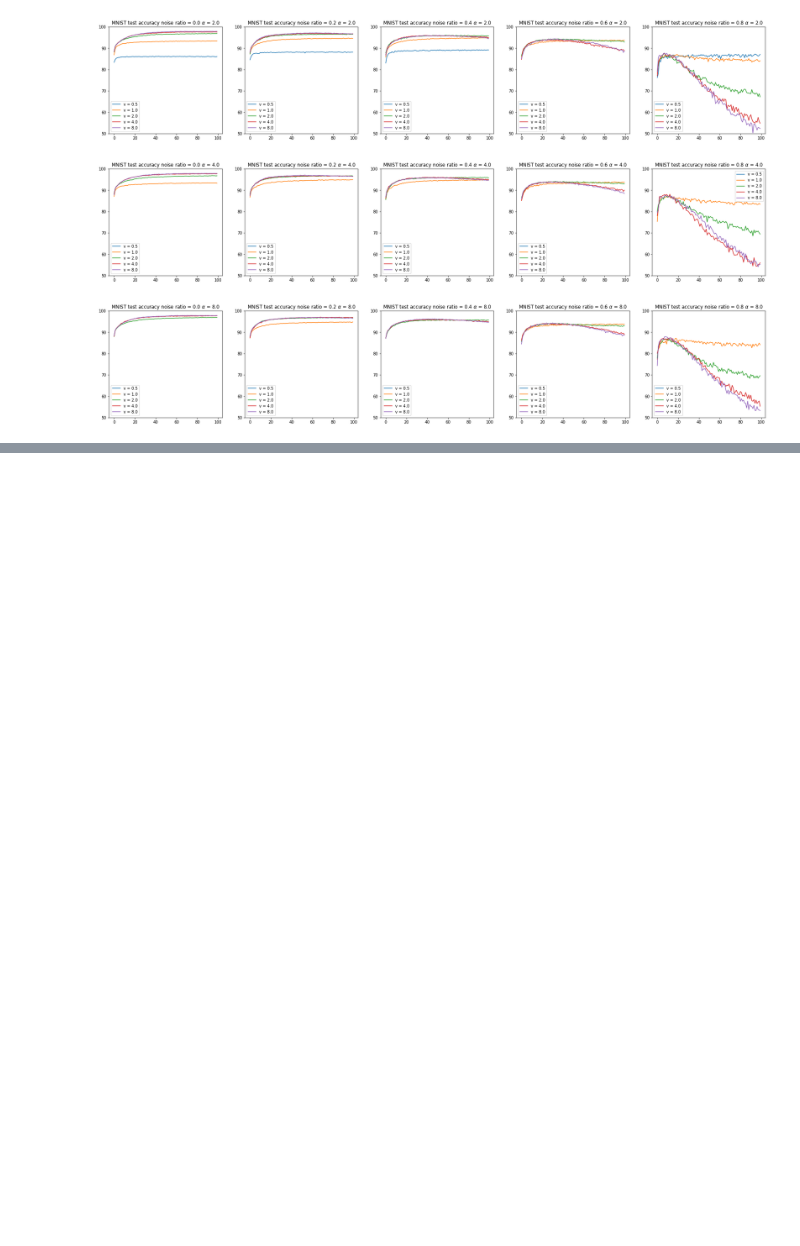
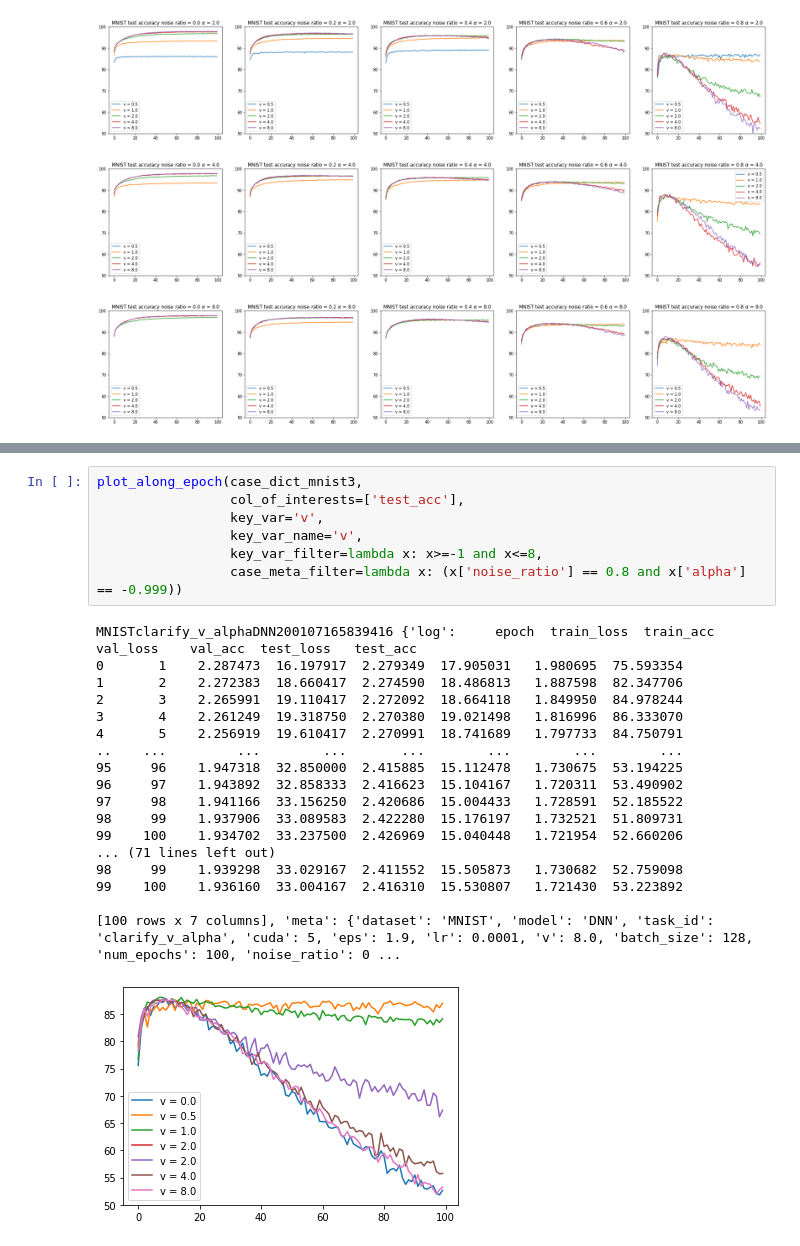
Before and after one commit to zihao-wang/volumization, a Jupyter notebook: visualization.ipynb, the cells around one changed output, grey strips where cells are left out. Saved outputs shown, nothing was run; the diff lists cells and outputs as text; blank space fills up the shorter version.

```diff
--- a/visualization.ipynb
+++ b/visualization.ipynb
@@ -265,0 +284,26 @@ for alpha in alpha_list:
+# %%
+plot_along_epoch(case_dict_mnist3,
+                 col_of_interests=['test_acc'],
+                 key_var='v',
+                 key_var_name='v',
+                 key_var_filter=lambda x: x>=-1 and x<=8,
+                 case_meta_filter=lambda x: (x['noise_ratio'] == 0.8 and x['alpha'] == -0.999))
+# %% [output]
+MNISTclarify_v_alphaDNN200107165839416 {'log':     epoch  train_loss  train_acc  val_loss    val_acc  test_loss   test_acc
+0       1    2.287473  16.197917  2.279349  17.905031   1.980695  75.593354
+1       2    2.272383  18.660417  2.274590  18.486813   1.887598  82.347706
+2       3    2.265991  19.110417  2.272092  18.664118   1.849950  84.978244
+3       4    2.261249  19.318750  2.270380  19.021498   1.816996  86.333070
+4       5    2.256919  19.610417  2.270991  18.741689   1.797733  84.750791
+..    ...         ...        ...       ...        ...        ...        ...
+95     96    1.947318  32.850000  2.415885  15.112478   1.730675  53.194225
+96     97    1.943892  32.858333  2.416623  15.104167   1.720311  53.490902
+97     98    1.941166  33.156250  2.420686  15.004433   1.728591  52.185522
+98     99    1.937906  33.089583  2.422280  15.176197   1.732521  51.809731
+99    100    1.934702  33.237500  2.426969  15.040448   1.721954  52.660206
+... (71 lines left out)
+98     99    1.939298  33.029167  2.411552  15.505873   1.730682  52.759098
+99    100    1.936160  33.004167  2.416310  15.530807   1.721430  53.223892
+
+[100 rows x 7 columns], 'meta': {'dataset': 'MNIST', 'model': 'DNN', 'task_id': 'clarify_v_alpha', 'cuda': 5, 'eps': 1.9, 'lr': 0.0001, 'v': 8.0, 'batch_size': 128, 'num_epochs': 100, 'noise_ratio': 0 ...
+[figure, added]
```
Also changed, not shown: parts of 6 cells of this notebook, 4 other files.
